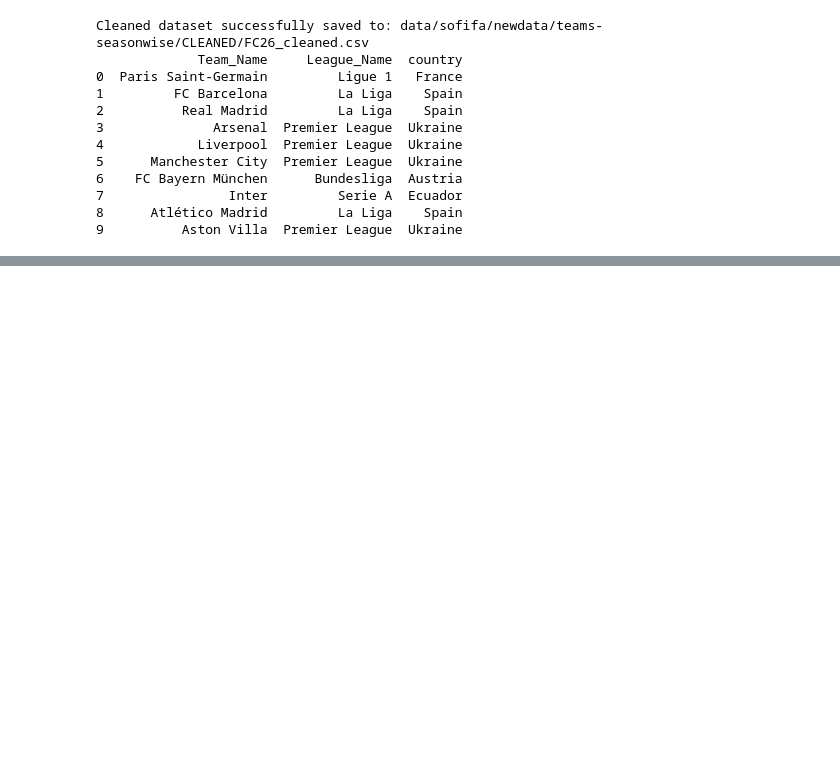
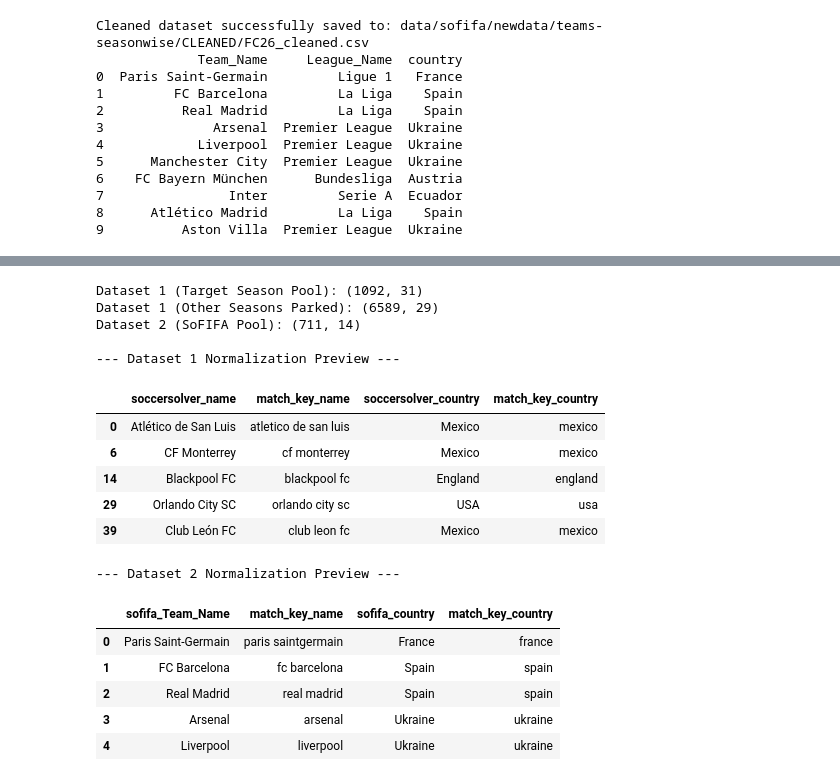
Before and after one commit to Ashwynkumar16/Soccersolver_data_merge, a Jupyter notebook: SOFIFA.ipynb, the cells around one changed output, grey strips where cells are left out. Cells and saved outputs as stored; diff of their text form; code cells hidden in the pictures; blank space fills up the shorter version.

```diff
--- a/SOFIFA.ipynb
+++ b/SOFIFA.ipynb
@@ -1283,0 +1413,30 @@ Cleaned dataset successfully saved to: data/sofifa/newdata/teams-seasonwise/CLEA
+# %%
+# print("--- Data Shapes ---")
+print(f"Dataset 1 (Target Season Pool): {df1_target.shape}")
+print(f"Dataset 1 (Other Seasons Parked): {df_other_seasons.shape}")
+print(f"Dataset 2 (SoFIFA Pool): {df2_target.shape}\n")
+
+print("--- Dataset 1 Normalization Preview ---")
+display(df1_target[['soccersolver_name', 'match_key_name', 'soccersolver_country', 'match_key_country']].head())
+
+print("\n--- Dataset 2 Normalization Preview ---")
+display(df2_target[['sofifa_Team_Name', 'match_key_name', 'sofifa_country', 'match_key_country']].head())
+# %% [output]
+Dataset 1 (Target Season Pool): (1092, 31)
+Dataset 1 (Other Seasons Parked): (6589, 29)
+Dataset 2 (SoFIFA Pool): (711, 14)
+
+--- Dataset 1 Normalization Preview ---
+|  | soccersolver_name | match_key_name | soccersolver_country | match_key_country |
+| 0 | Atlético de San Luis | atletico de san luis | Mexico | mexico |
+| 6 | CF Monterrey | cf monterrey | Mexico | mexico |
+| 14 | Blackpool FC | blackpool fc | England | england |
+| 29 | Orlando City SC | orlando city sc | USA | usa |
+| 39 | Club León FC | club leon fc | Mexico | mexico |
+--- Dataset 2 Normalization Preview ---
+|  | sofifa_Team_Name | match_key_name | sofifa_country | match_key_country |
+| 0 | Paris Saint-Germain | paris saintgermain | France | france |
+| 1 | FC Barcelona | fc barcelona | Spain | spain |
+| 2 | Real Madrid | real madrid | Spain | spain |
+| 3 | Arsenal | arsenal | Ukraine | ukraine |
+| 4 | Liverpool | liverpool | Ukraine | ukraine |
```
Also changed, not shown: parts of 4 cells of this notebook.
